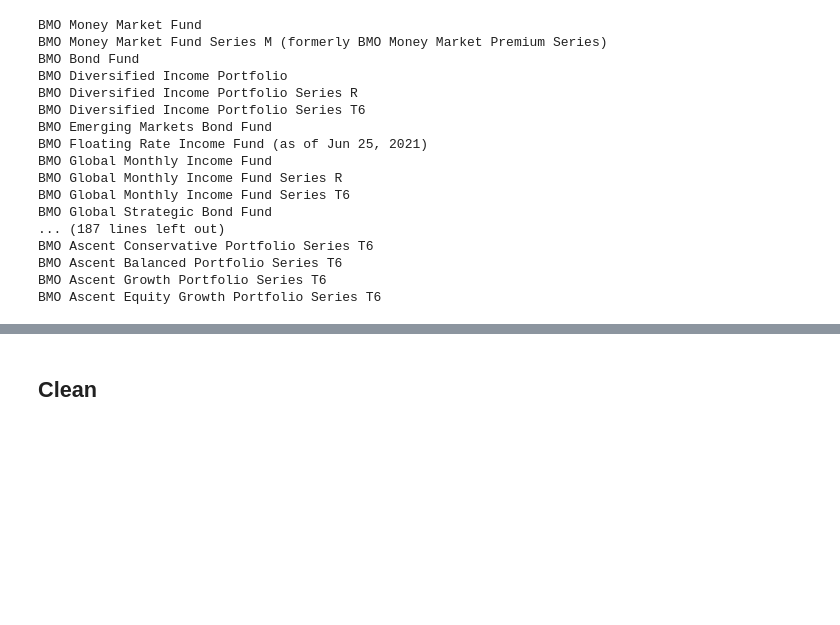
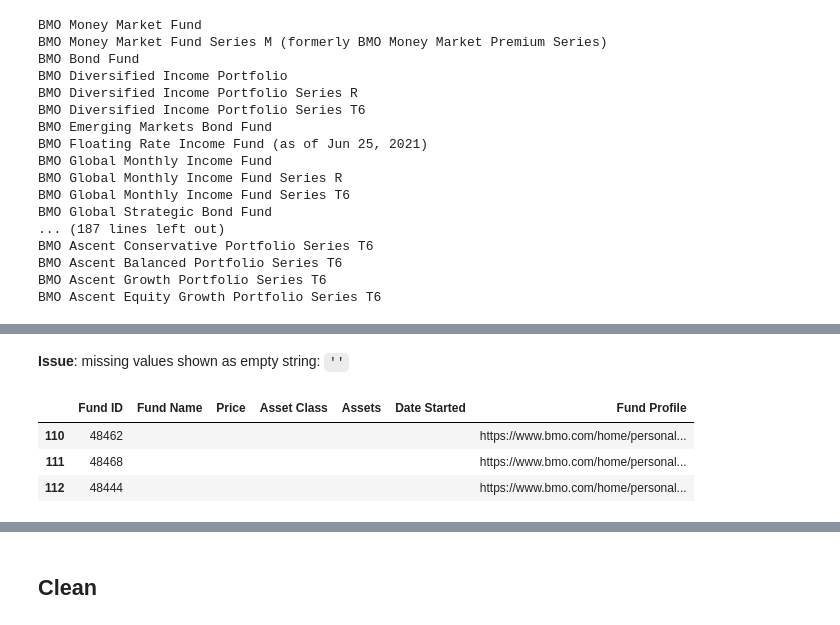
Before and after one commit to chefZau/BMOMutualFundExploration, a Jupyter notebook: DataWrangling.ipynb, the cells around one changed output, grey strips where cells are left out. Drawn from its saved outputs; the diff is of its cells as text; code cells hidden in the pictures; blank space fills up the shorter version.

```diff
--- a/DataWrangling.ipynb
+++ b/DataWrangling.ipynb
@@ -231,0 +271,9 @@ prices.head()
+# %% [markdown]
+**Issue**: missing values shown as empty string: `''`
+# %%
+bmo[bmo['Fund Name'] == ''].head(3)
+# %% [output]
+|  | Fund ID | Fund Name | Price | Asset Class | Assets | Date Started | Fund Profile |
+| 110 | 48462 |  |  |  |  |  | https://www.bmo.com/home/personal... |
+| 111 | 48468 |  |  |  |  |  | https://www.bmo.com/home/personal... |
+| 112 | 48444 |  |  |  |  |  | https://www.bmo.com/home/personal... |
```
Also changed, not shown: parts of 39 cells of this notebook.
